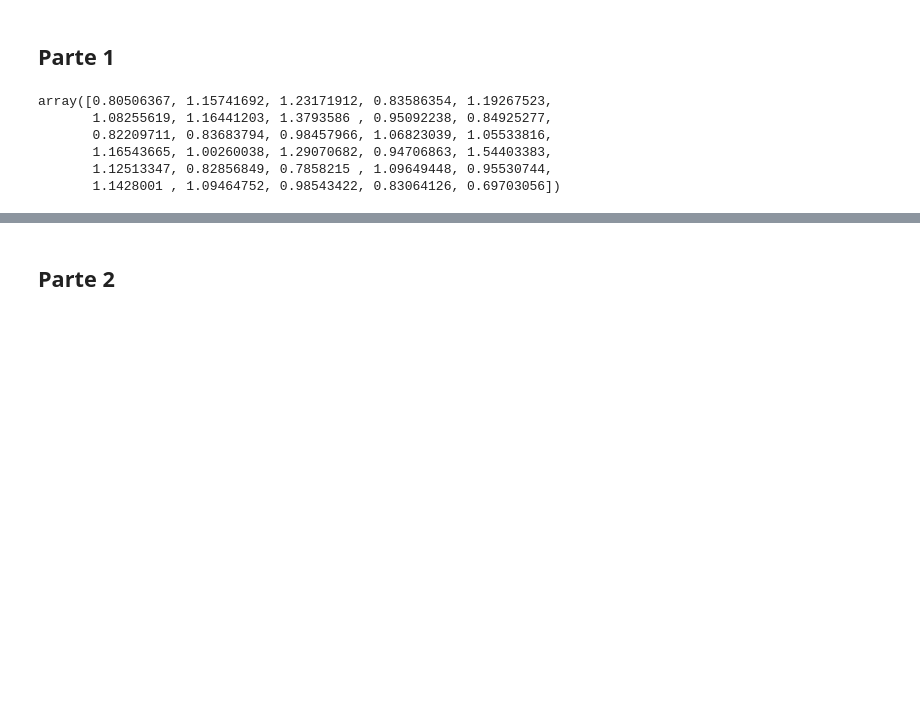
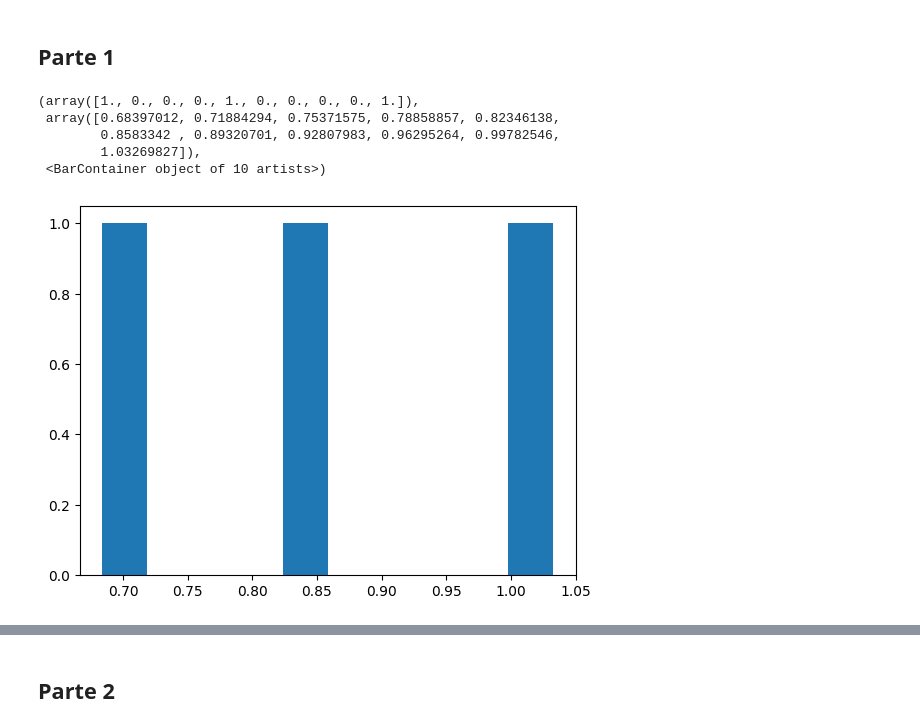
Before and after one commit to LorenzaImpicciche/astrostatistics_bicocca_2025, a Jupyter notebook: working/W05.ipynb, the cells around one changed output, grey strips where cells are left out. Cells and saved outputs as stored; diff of their text form; code cells hidden in the pictures; blank space fills up the shorter version.

```diff
--- a/working/W05.ipynb
+++ b/working/W05.ipynb
@@ -9,16 +9,16 @@ from scipy.stats import norm
-# %%
-mu = 1
-sigma = 0.2
-N = 30
-
-data = np.random.normal(mu, sigma, N)
-data
-# %% [output]
-array([0.80506367, 1.15741692, 1.23171912, 0.83586354, 1.19267523,
-       1.08255619, 1.16441203, 1.3793586 , 0.95092238, 0.84925277,
-       0.82209711, 0.83683794, 0.98457966, 1.06823039, 1.05533816,
-       1.16543665, 1.00260038, 1.29070682, 0.94706863, 1.54403383,
-       1.12513347, 0.82856849, 0.7858215 , 1.09649448, 0.95530744,
-       1.1428001 , 1.09464752, 0.98543422, 0.83064126, 0.69703056])
+# %%
+N=3
+mu=1
+sigma=0.2
+# %%
+fake_m=norm(mu,sigma).rvs(N)
+plt.hist(fake_m)
+# %% [output]
+(array([1., 0., 0., 0., 1., 0., 0., 0., 0., 1.]),
+ array([0.68397012, 0.71884294, 0.75371575, 0.78858857, 0.82346138,
+        0.8583342 , 0.89320701, 0.92807983, 0.96295264, 0.99782546,
+        1.03269827]),
+ <BarContainer object of 10 artists>)
+[figure, added]
 # %%
 x = np.linspace(0, 2, 1000)
```
Also changed, not shown: parts of 19 cells of this notebook.
